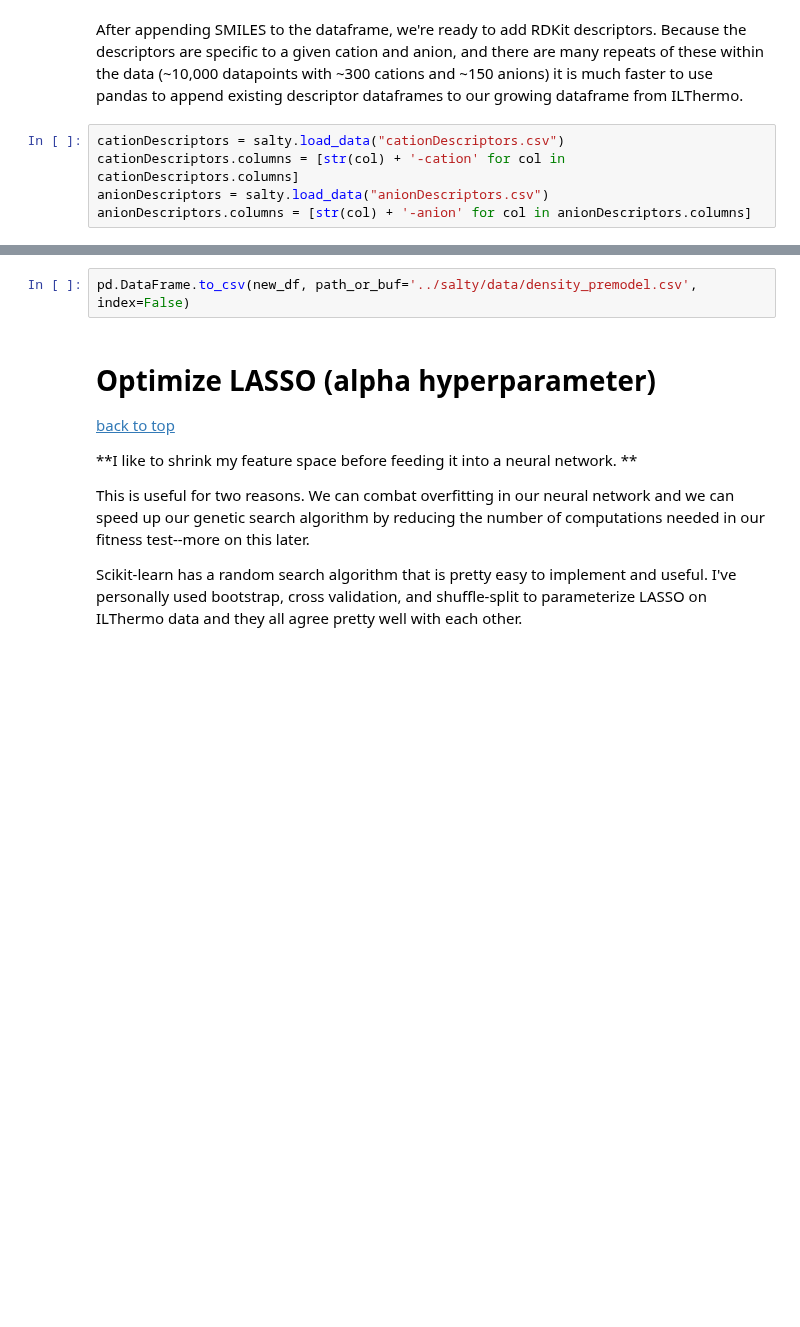
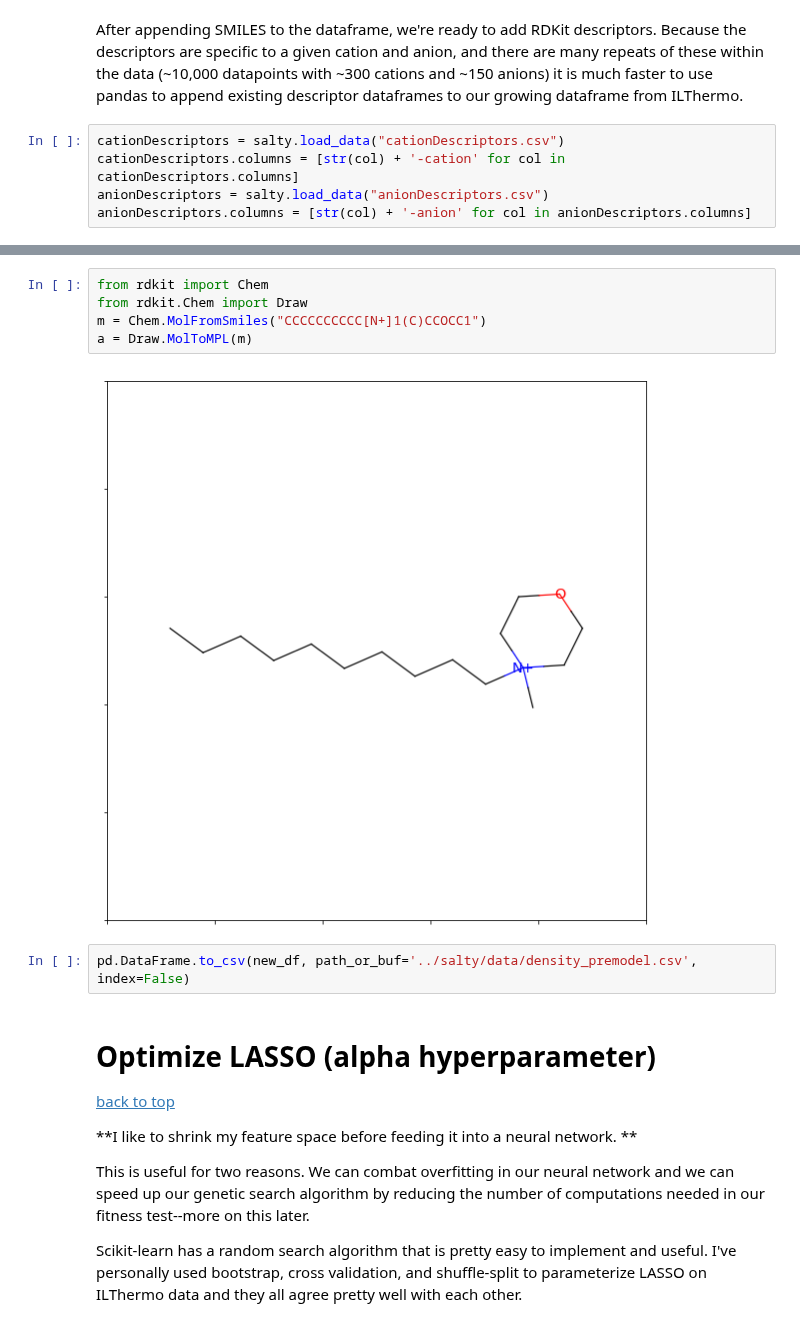
Before and after one commit to wesleybeckner/salty, a Jupyter notebook: scripts/salty_demo_prototype.ipynb, the cells around one changed output, grey strips where cells are left out. Cells and saved outputs as stored; diff of their text form; blank space fills up the shorter version.

```diff
--- a/scripts/salty_demo_prototype.ipynb
+++ b/scripts/salty_demo_prototype.ipynb
@@ -267,3 +339,10 @@ new_df.dropna(inplace=True) #remove entires not in smiles database
+# %%
+from rdkit import Chem
+from rdkit.Chem import Draw
+m = Chem.MolFromSmiles("CCCCCCCCCC[N+]1(C)CCOCC1")
+a = Draw.MolToMPL(m)
+# %% [output]
+[figure, added]
 # %%
 pd.DataFrame.to_csv(new_df, path_or_buf='../salty/data/density_premodel.csv', index=False)
 # %% [markdown]
```
Also changed, not shown: parts of 8 cells of this notebook, 6 other files.
